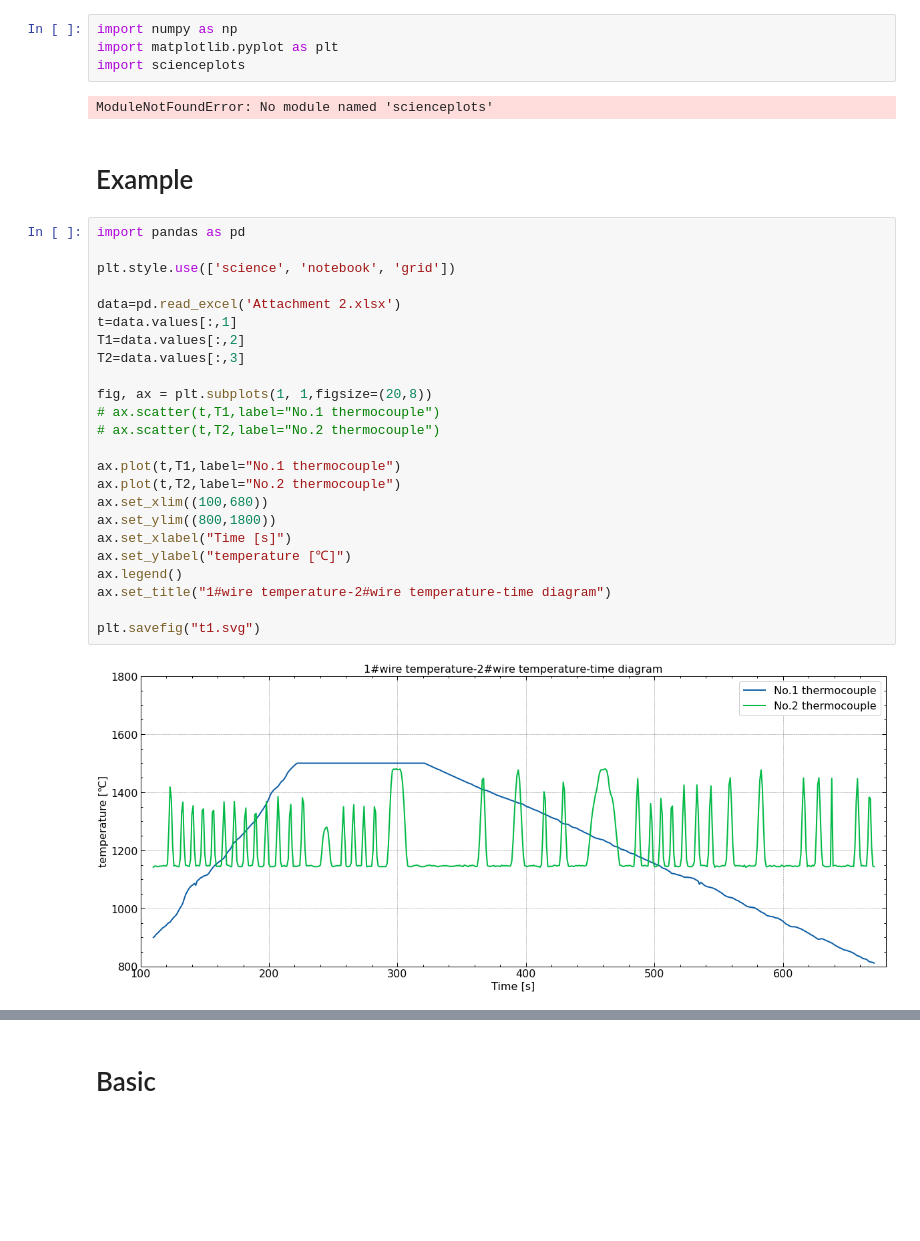
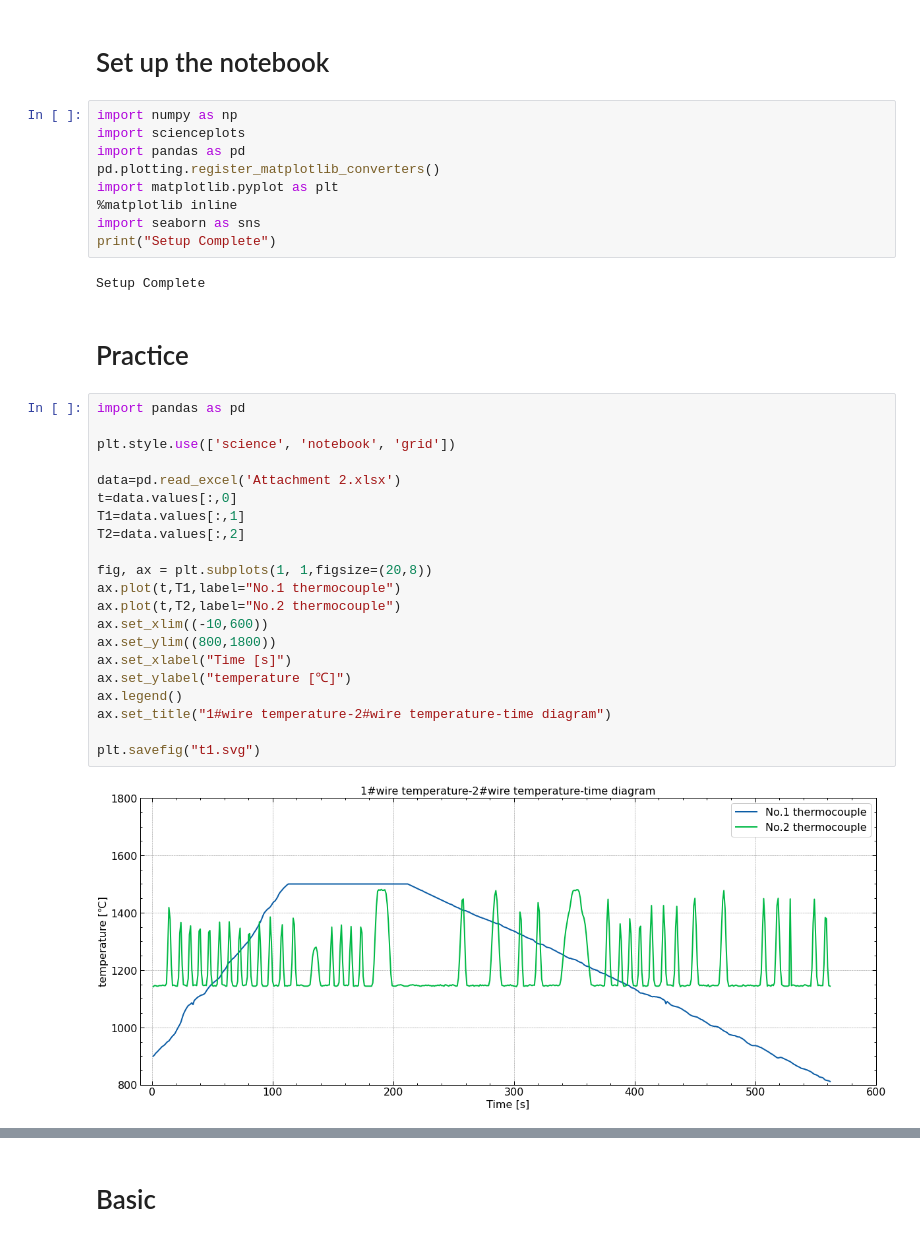
Before and after one commit to DURUII/ML2022, a Jupyter notebook: prerequisite/visualization/【A0】quick_start.ipynb, the cells around one changed output, grey strips where cells are left out. Saved outputs shown, nothing was run; the diff lists cells and outputs as text; blank space fills up the shorter version.

```diff
--- a/prerequisite/visualization/【A0】quick_start.ipynb
+++ b/prerequisite/visualization/【A0】quick_start.ipynb
@@ -1,37 +1,41 @@
+# %% [markdown]
+# Set up the notebook
 # %%
 import numpy as np
+import scienceplots
+import pandas as pd
+pd.plotting.register_matplotlib_converters()
 import matplotlib.pyplot as plt
-import scienceplots
+%matplotlib inline
+import seaborn as sns
+print("Setup Complete")
 # %% [output]
-ModuleNotFoundError: No module named 'scienceplots'
+Setup Complete
 # %% [markdown]
-# Example
+# Practice
 # %%
 import pandas as pd
 
 plt.style.use(['science', 'notebook', 'grid'])
 
 data=pd.read_excel('Attachment 2.xlsx')
-t=data.values[:,1]
-T1=data.values[:,2]
-T2=data.values[:,3]
+t=data.values[:,0]
+T1=data.values[:,1]
+T2=data.values[:,2]
 
 fig, ax = plt.subplots(1, 1,figsize=(20,8))
-# ax.scatter(t,T1,label="No.1 thermocouple")
-# ax.scatter(t,T2,label="No.2 thermocouple")
-
 ax.plot(t,T1,label="No.1 thermocouple")
 ax.plot(t,T2,label="No.2 thermocouple")
-ax.set_xlim((100,680))
+ax.set_xlim((-10,600))
 ax.set_ylim((800,1800))
 ax.set_xlabel("Time [s]")
 ax.set_ylabel("temperature [℃]")
 ax.legend()
 ax.set_title("1#wire temperature-2#wire temperature-time diagram")
 
 plt.savefig("t1.svg")
 # %% [output]
-[figure, old version]
+[figure, new version]
 # %%
 import pandas as pd
 
```
Also changed, not shown: parts of 27 cells of this notebook.
